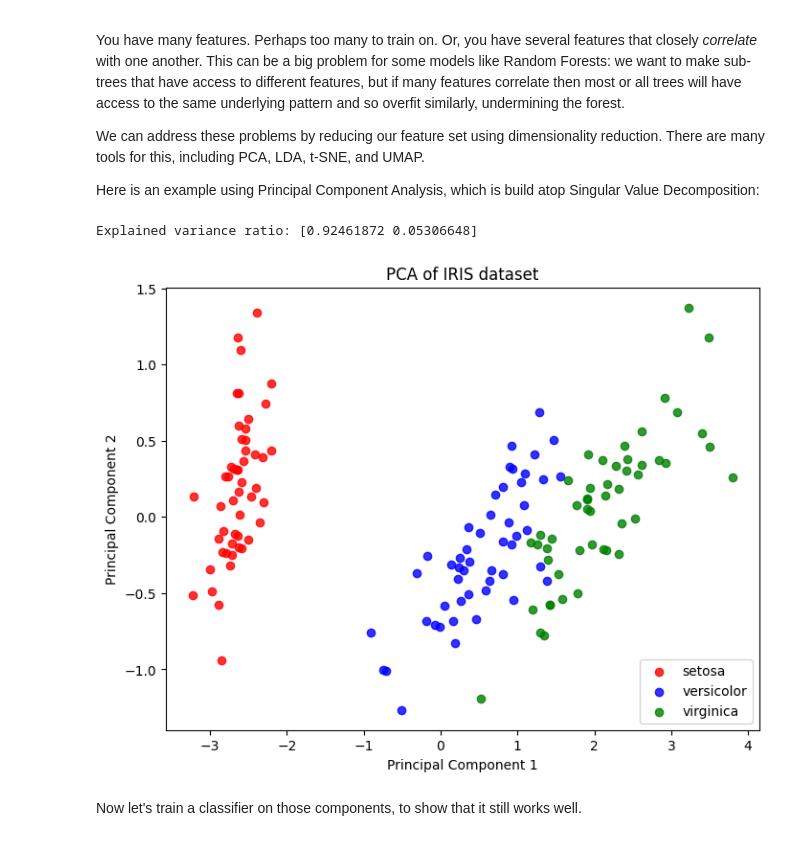
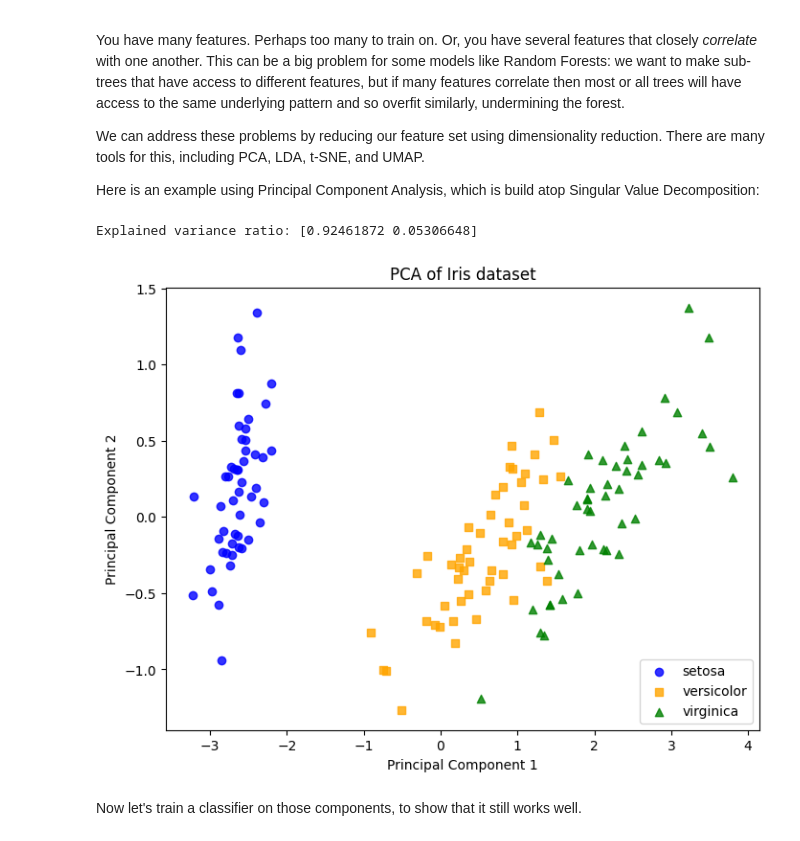
Before and after one commit to caleb-chandler/cnet5052_sp26, a Jupyter notebook: notebooks/class_07/class_07_ml.ipynb, the cells around one changed output. Drawn from its saved outputs; the diff is of its cells as text; code cells hidden in the pictures.

Commit message:
Made one plot more color-blind friendly

```diff
--- a/notebooks/class_07/class_07_ml.ipynb
+++ b/notebooks/class_07/class_07_ml.ipynb
@@ -815,31 +815,32 @@ Here is an example using Principal Component Analysis, which is build atop Singu
 # %%
 # Adapted from https://www.slingacademy.com/article/dimensionality-reduction-using-scikit-learn-s-pca/
 
 from sklearn.decomposition import PCA
 
 iris = load_iris()
 X = iris.data
 y = iris.target
 
 pca = PCA(n_components=2)
 X_pca = pca.fit_transform(X)
 print("Explained variance ratio:", pca.explained_variance_ratio_)
 
 plt.figure(figsize=(8, 6))
-colors = ['red', 'blue', 'green']
+colors = ['blue', 'orange', 'green']
+shapes = ["o", "s", "^"]
 target_names = iris.target_names
 
-for color, i, target_name in zip(colors, [0, 1, 2], target_names):
-    plt.scatter(X_pca[y == i, 0], X_pca[y == i, 1], alpha=.8, color=color, label=target_name)
+for color, shape, i, target_name in zip(colors, shapes, [0, 1, 2], target_names):
+    plt.scatter(X_pca[y == i, 0], X_pca[y == i, 1], alpha=.8, color=color, marker=shape, label=target_name)
 
 plt.legend(loc='best', shadow=False, scatterpoints=1)
-plt.title('PCA of IRIS dataset')
+plt.title('PCA of Iris dataset')
 plt.xlabel('Principal Component 1')
 plt.ylabel('Principal Component 2')
 plt.show()
 # %% [output]
 Explained variance ratio: [0.92461872 0.05306648]
-[figure, old version]
+[figure, new version]
 # %% [markdown]
 Now let's train a classifier on those components, to show that it still works well.
 # %%
```
